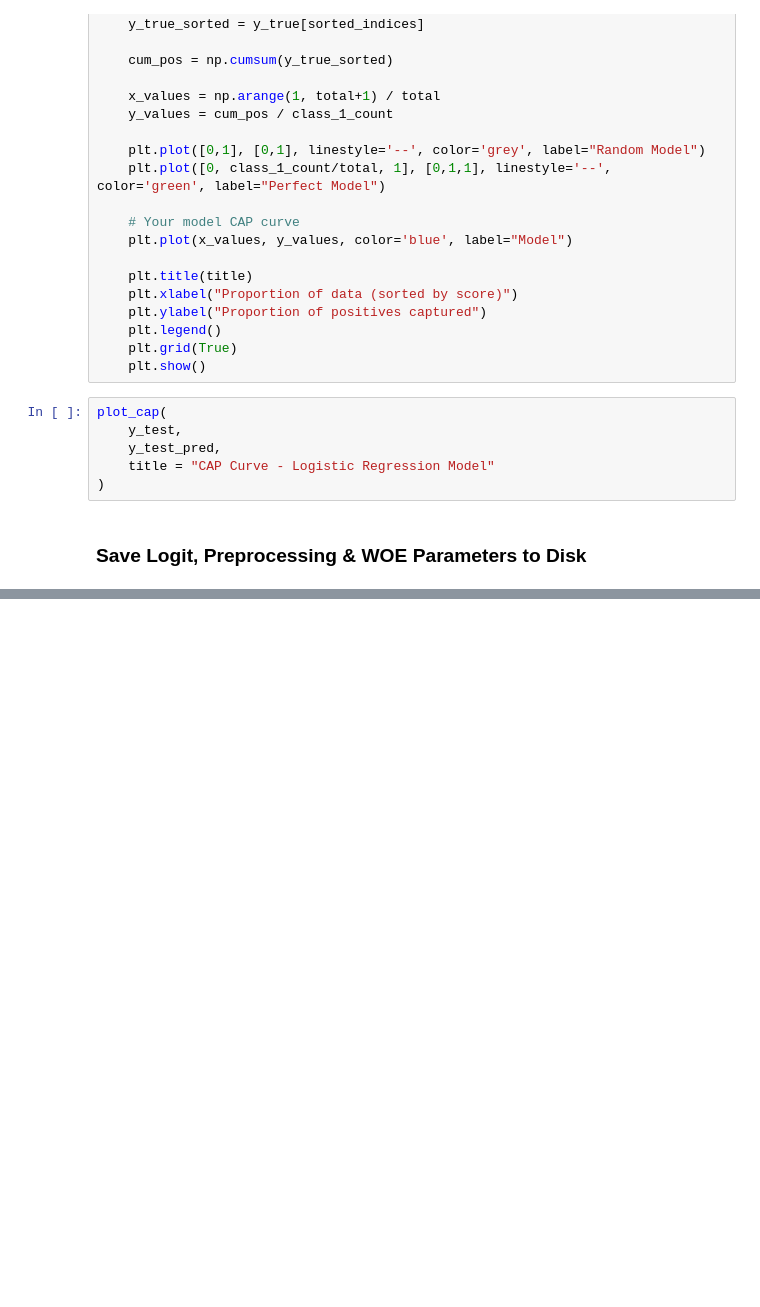
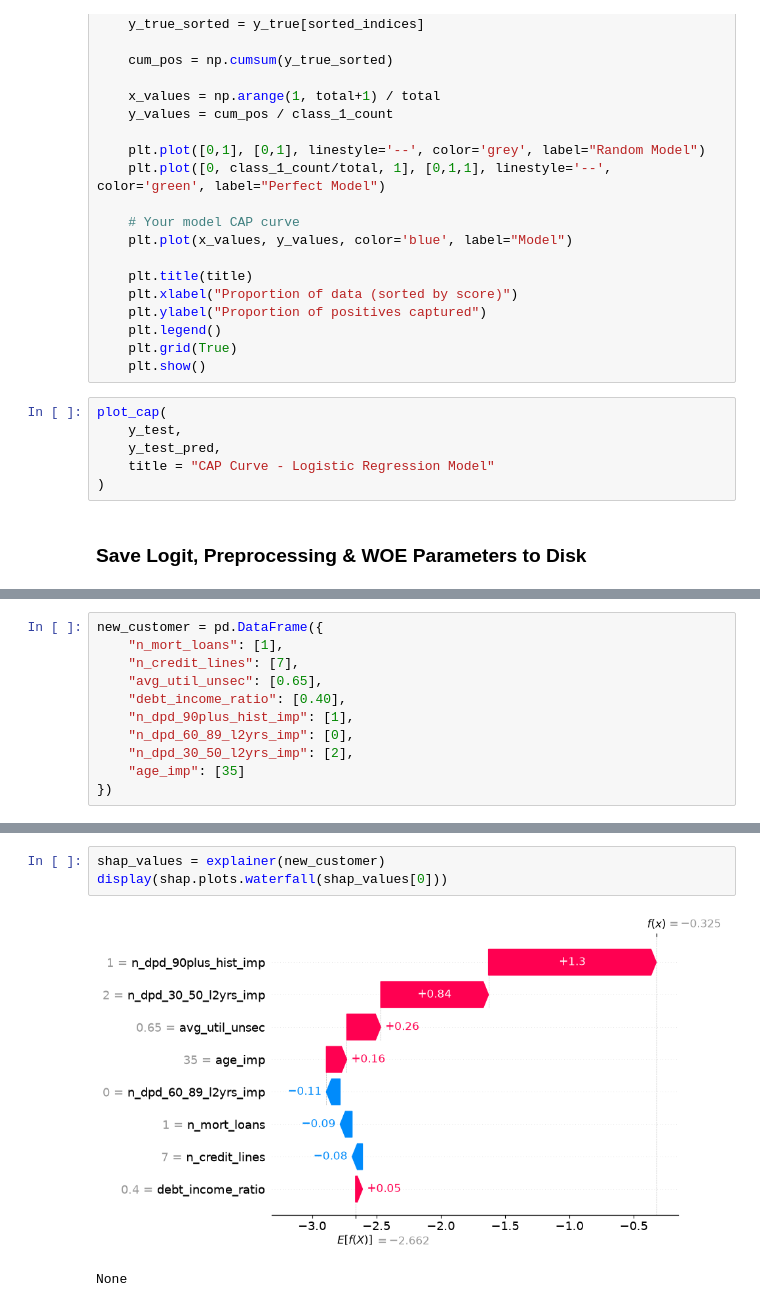
Before and after one commit to tumul71193/credit-default-prediction, a Jupyter notebook: notebooks/04_modelling.ipynb, the cells around one changed output, grey strips where cells are left out. Saved outputs shown, nothing was run; the diff lists cells and outputs as text; blank space fills up the shorter version.

```diff
--- a/notebooks/04_modelling.ipynb
+++ b/notebooks/04_modelling.ipynb
@@ -554,0 +808,11 @@ dtype: float64
+# %%
+new_customer = pd.DataFrame({
+    "n_mort_loans": [1],
+    "n_credit_lines": [7],
+    "avg_util_unsec": [0.65],
+    "debt_income_ratio": [0.40],
+    "n_dpd_90plus_hist_imp": [1],
+    "n_dpd_60_89_l2yrs_imp": [0],
+    "n_dpd_30_50_l2yrs_imp": [2],
+    "age_imp": [35]
+})
@@ -554,0 +824,6 @@ dtype: float64
+# %%
+shap_values = explainer(new_customer)
+display(shap.plots.waterfall(shap_values[0]))
+# %% [output]
+[figure, added]
+None
```
Also changed, not shown: parts of 68 cells of this notebook, 3 other files.
